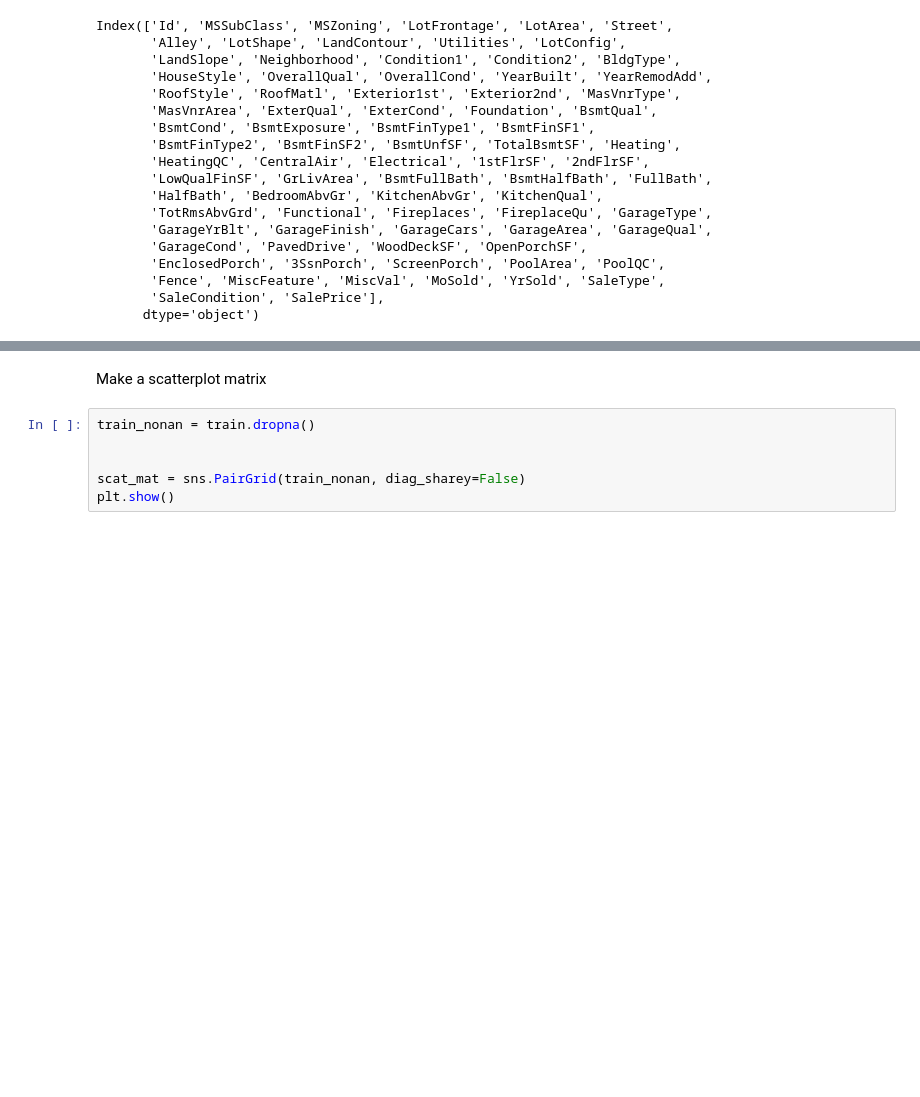
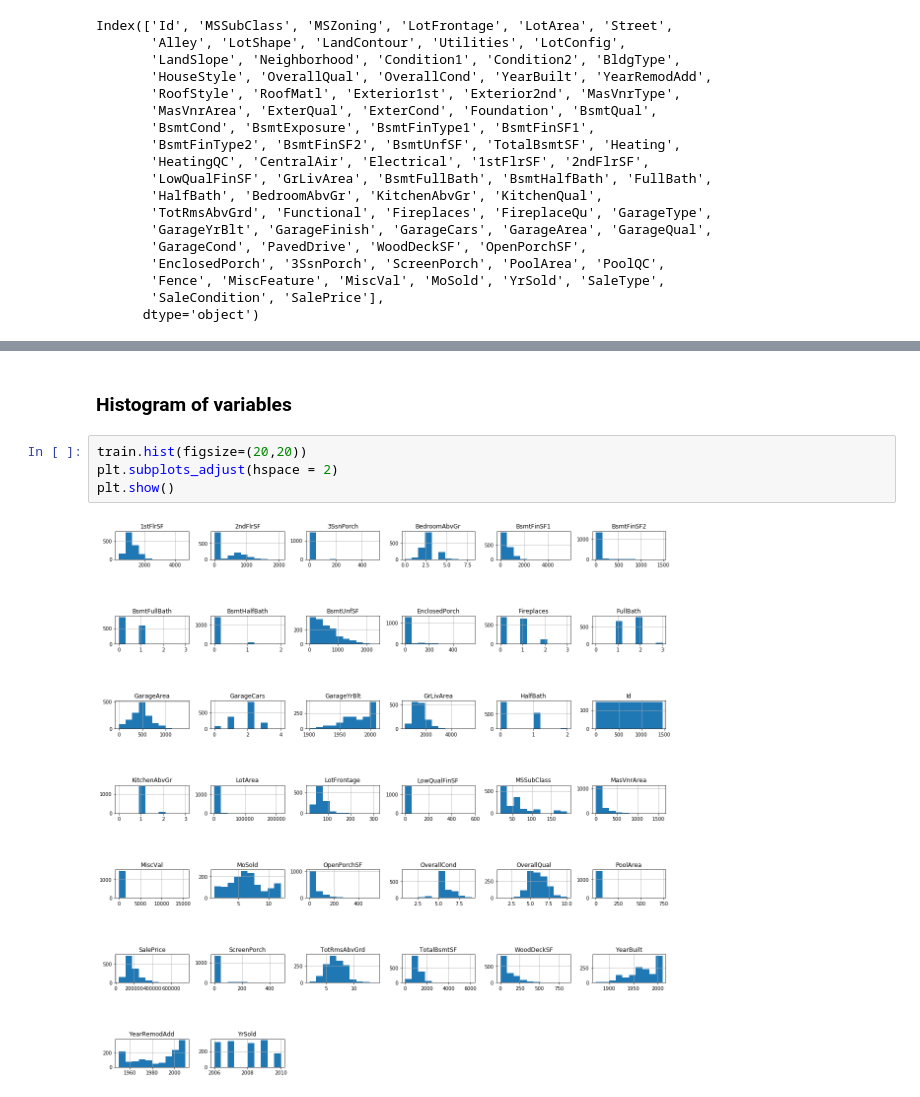
Before and after one commit to mahmoudheshmat/learn-datascience, a Jupyter notebook: Unit2/1-Prepdata/2.1.8_prep_dataset.ipynb, the cells around one changed output, grey strips where cells are left out. Cells and saved outputs as stored; diff of their text form; blank space fills up the shorter version.

```diff
--- a/Unit2/1-Prepdata/2.1.8_prep_dataset.ipynb
+++ b/Unit2/1-Prepdata/2.1.8_prep_dataset.ipynb
@@ -63,8 +67,8 @@ train.describe()
-# %% [markdown]
-Make a scatterplot matrix
-# %%
-train_nonan = train.dropna()
-
-
-scat_mat = sns.PairGrid(train_nonan, diag_sharey=False)
-plt.show()
+# %% [markdown]
+### Histogram of variables
+# %%
+train.hist(figsize=(20,20))
+plt.subplots_adjust(hspace = 2)
+plt.show()
+# %% [output]
+[figure, added]
```
Also changed, not shown: parts of 43 cells of this notebook.
